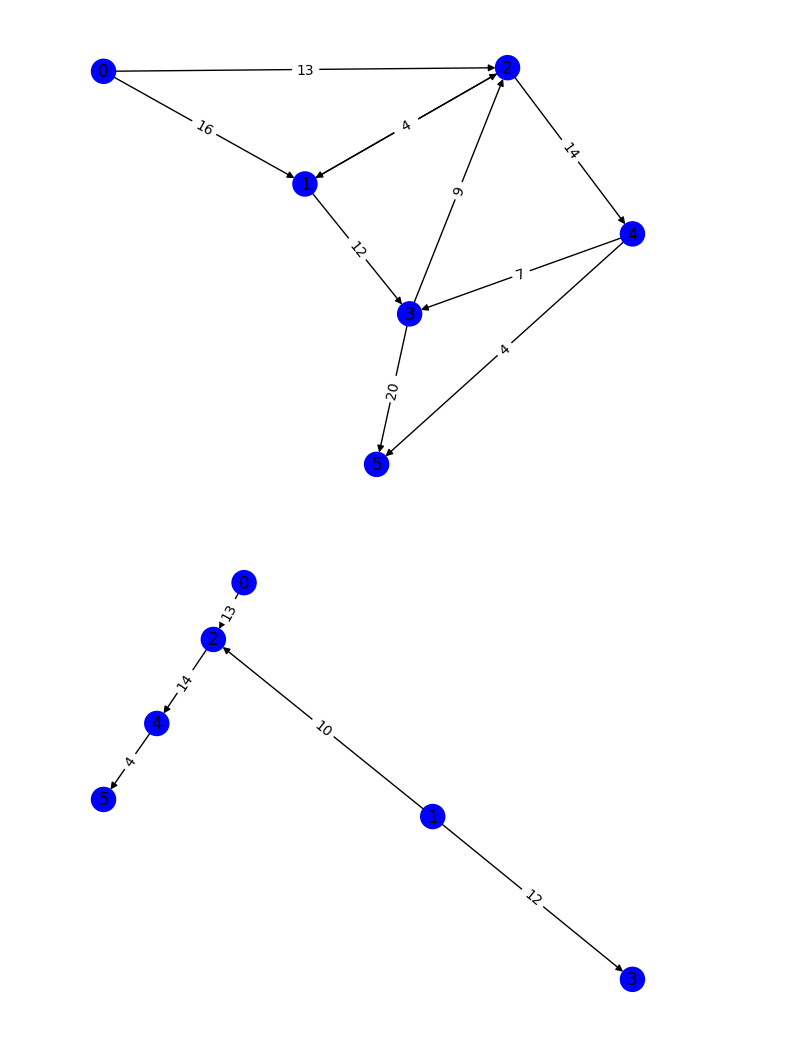
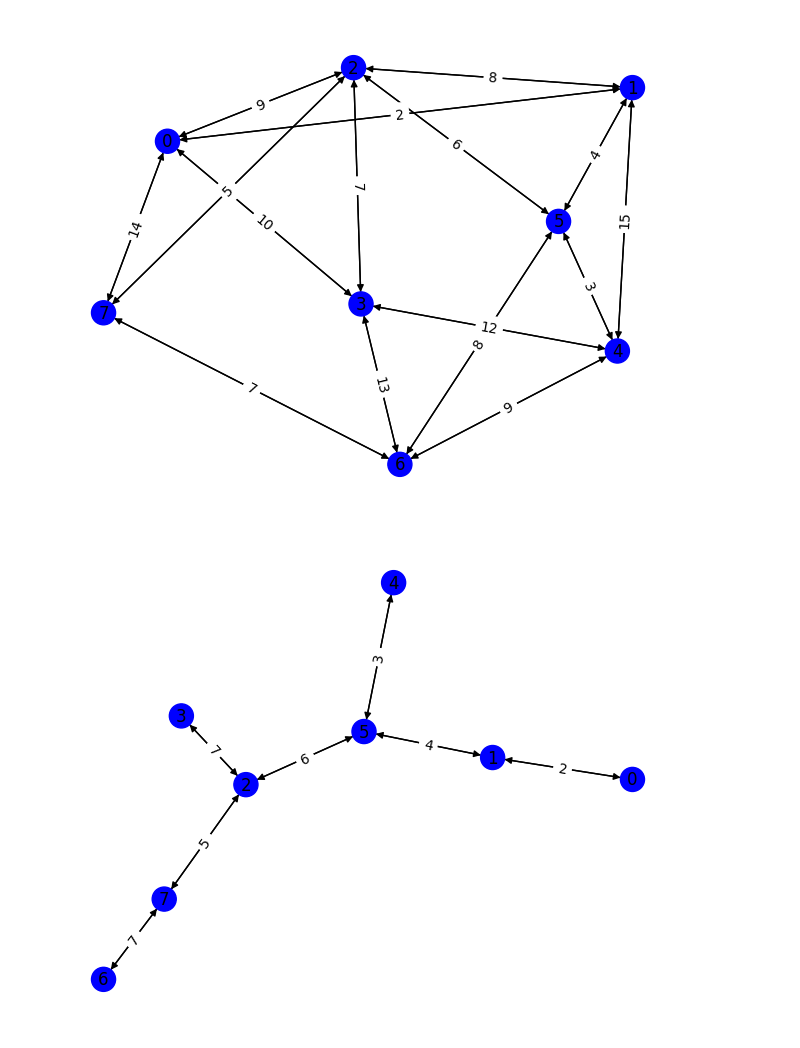
Before and after one commit to JimenaCarmona2/Evidencia_2, a Jupyter notebook: plot_grafo.ipynb, the cells around one changed output. Drawn from its saved outputs; the diff is of its cells as text; code cells hidden in the pictures.

```diff
--- a/plot_grafo.ipynb
+++ b/plot_grafo.ipynb
@@ -66,34 +66,36 @@ def generateGraphPlot(graphFilename, source = None):
                 G.add_edge(u, v, weight = int(weight))
 
 
         line = graphTxt.readline()
 
         rowNo+= 1
 
     pos = nx.spring_layout(G)
 
     color_map = []
 
     if (source == None):
         for node in G:
             color_map.append('blue')
     else:
 
         for node in G:
             if node == source:
                 color_map.append('red')
             else:
                 color_map.append('blue')
 
 
     nx.draw(G, pos, with_labels=True, node_color = color_map)
 
     labels = nx.get_edge_attributes(G, 'weight')
     nx.draw_networkx_edge_labels(G, pos, edge_labels=labels)
     plt.show()
 
-generateGraphPlot("ford_input.txt")
-generateGraphPlot("MST.txt")
+generateGraphPlot("input.txt")
 # %% [output]
-[figure, old version]
+[figure, new version]
-[figure, removed]
+# %%
+generateGraphPlot("MST.txt")
+# %% [output]
+[figure, added]
```
Also changed, not shown: 8 other files.
